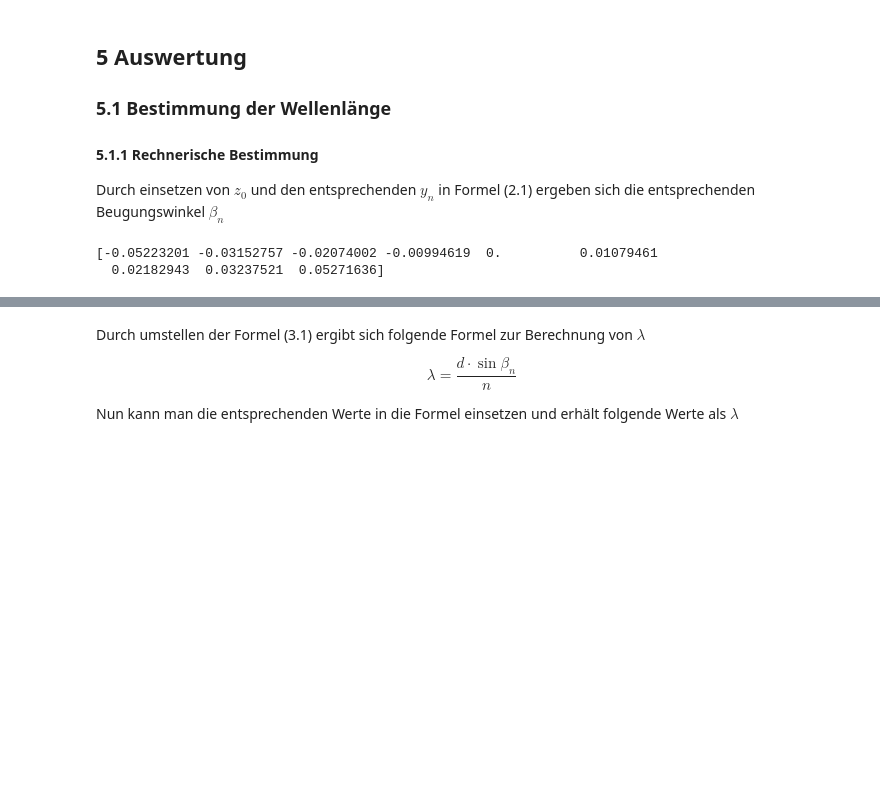
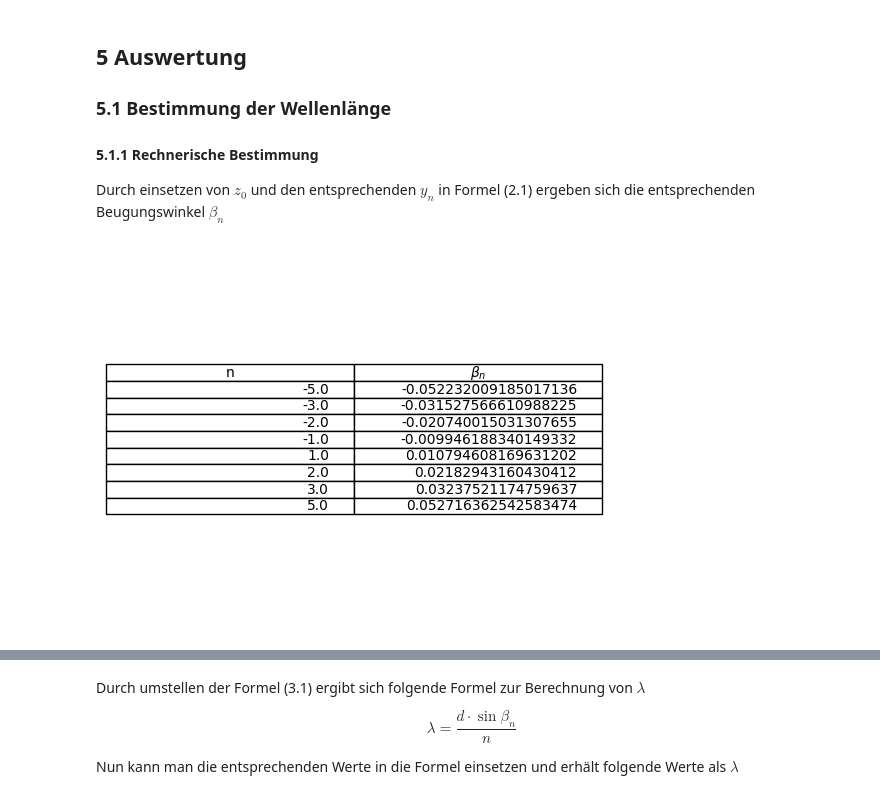
Before and after one commit to HansoTell/Computercafe, a Jupyter notebook: V2J/V2.ipynb, the cells around one changed output, grey strips where cells are left out. Drawn from its saved outputs; the diff is of its cells as text; code cells hidden in the pictures; blank space fills up the shorter version.

Commit message:
matplotlib tabels added + 0 removing added

```diff
--- a/V2J/V2.ipynb
+++ b/V2J/V2.ipynb
@@ -416,6 +416,15 @@ plt.title("Bei unbekannter Gitterkonstante gemessene yn gegen die Ordnung aufger
 plt.show()
 # %% [output]
 [figure]
+# %%
+#Entferne Null werte da in folgenden Berechnungen immer null sind:
+#Unbekannte Wellenlänge:
+n_lmbda = n_lmbda[n_lmbda!=0]
+yn_lmbda = yn_lmbda[yn_lmbda!=0]
+
+#Unbekannte Gitterkonstante
+n_d = n_d[n_d!=0]
+yn_d = yn_d[yn_d!=0]
 # %% [markdown]
 ## 5 Auswertung
 
@@ -425,11 +434,20 @@ plt.show()
 
 Durch einsetzen von $z_0$ und den entsprechenden $y_n$ in Formel (2.1) ergeben sich die entsprechenden Beugungswinkel $\beta_n$
 # %%
-beta_n_lambda = np.arctan((yn_lmbda/z0))
+beta_lmbda = np.arctan((yn_lmbda/z0))
 
-#reicht das als Tabellen printen? + Werte ausgeben in Grafik
-print(beta_n_lambda)
+# Werte ausgeben in Grafik
+
+fig, ax = plt.subplots()
+ax.axis("off")
+
+ax.table(
+    cellText=list(zip(n_lmbda, beta_lmbda)),
+    colLabels=["n", r"$\beta_n$"],
+    loc="center"
+)
+
+plt.show()
 # %% [output]
-[-0.05223201 -0.03152757 -0.02074002 -0.00994619  0.          0.01079461
-  0.02182943  0.03237521  0.05271636]
+[figure, added]
 # %%
```
Also changed, not shown: parts of 4 cells of this notebook.
